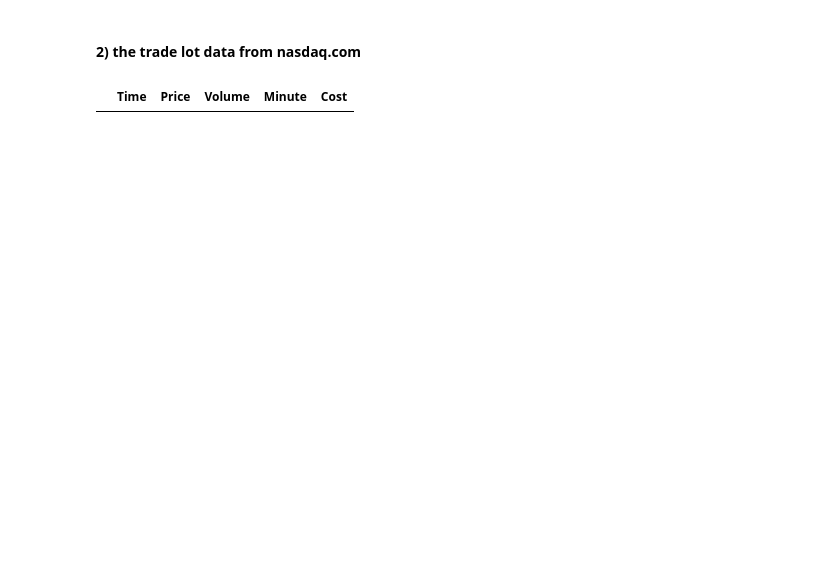
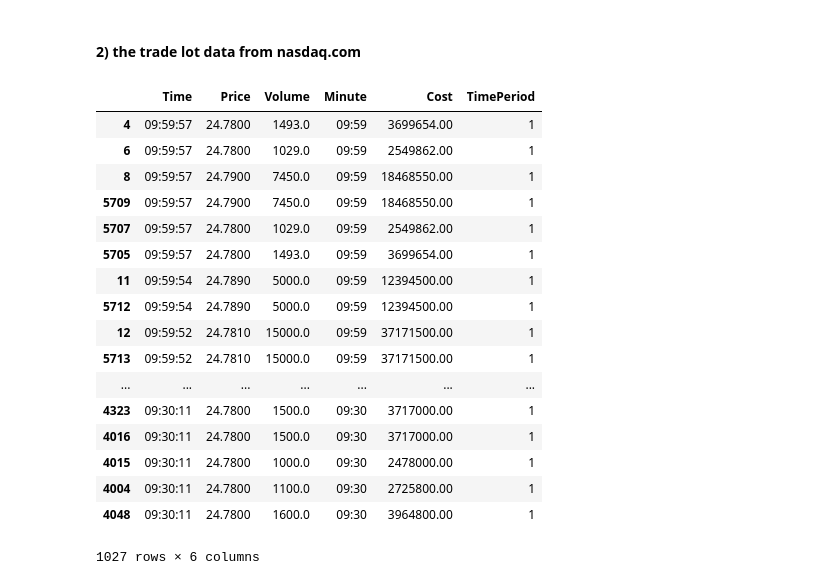
Before and after one commit to alekseystryukov/notebooks, a Jupyter notebook: TradingDayDataVisualization.ipynb, the cells around one changed output. Saved outputs shown, nothing was run; the diff lists cells and outputs as text; code cells hidden in the pictures; blank space fills up the shorter version.

```diff
--- a/TradingDayDataVisualization.ipynb
+++ b/TradingDayDataVisualization.ipynb
@@ -257,18 +263,36 @@ def save_trades(r, now):
             i += 1
     return df
 # %%
-def get_trade_lots(symbol, now, time=1, page=1, offset=0):
-    df = load_in_parrallel(symbol, now=now, scrap_func=pull_trades, save_func=save_trades,
-                           time=time, page=page, offset=offset)
+def get_trade_lots(symbol, now, time):
+    df = load_in_parrallel(symbol, time, now=now, scrap_func=pull_trades, save_func=save_trades,)
+    df = df[df.Volume >= 1000]
     df['Minute'] = df.Time.str[:5]
     df['Cost'] = df.Price * df.Volume * 100
+    df['TimePeriod'] = time
     df = df.sort_values(by=['Time'], ascending=False)
     return df
 
-df = get_trade_lots('BAC', now)
+df = get_trade_lots('BAC', now, time=1)
 df
 # %% [output]
-|  | Time | Price | Volume | Minute | Cost |
+|  | Time | Price | Volume | Minute | Cost | TimePeriod |
+| 4 | 09:59:57 | 24.7800 | 1493.0 | 09:59 | 3699654.00 | 1 |
+| 6 | 09:59:57 | 24.7800 | 1029.0 | 09:59 | 2549862.00 | 1 |
+| 8 | 09:59:57 | 24.7900 | 7450.0 | 09:59 | 18468550.00 | 1 |
+| 5709 | 09:59:57 | 24.7900 | 7450.0 | 09:59 | 18468550.00 | 1 |
+| 5707 | 09:59:57 | 24.7800 | 1029.0 | 09:59 | 2549862.00 | 1 |
+| 5705 | 09:59:57 | 24.7800 | 1493.0 | 09:59 | 3699654.00 | 1 |
+| 11 | 09:59:54 | 24.7890 | 5000.0 | 09:59 | 12394500.00 | 1 |
+| 5712 | 09:59:54 | 24.7890 | 5000.0 | 09:59 | 12394500.00 | 1 |
+| 12 | 09:59:52 | 24.7810 | 15000.0 | 09:59 | 37171500.00 | 1 |
+| 5713 | 09:59:52 | 24.7810 | 15000.0 | 09:59 | 37171500.00 | 1 |
+| ... | ... | ... | ... | ... | ... | ... |
+| 4323 | 09:30:11 | 24.7800 | 1500.0 | 09:30 | 3717000.00 | 1 |
+| 4016 | 09:30:11 | 24.7800 | 1500.0 | 09:30 | 3717000.00 | 1 |
+| 4015 | 09:30:11 | 24.7800 | 1000.0 | 09:30 | 2478000.00 | 1 |
+| 4004 | 09:30:11 | 24.7800 | 1100.0 | 09:30 | 2725800.00 | 1 |
+| 4048 | 09:30:11 | 24.7800 | 1600.0 | 09:30 | 3964800.00 | 1 |
+1027 rows × 6 columns
 # %%
 # This function will display the table
 from IPython.display import display, HTML
```
Also changed, not shown: parts of 5 cells of this notebook.
